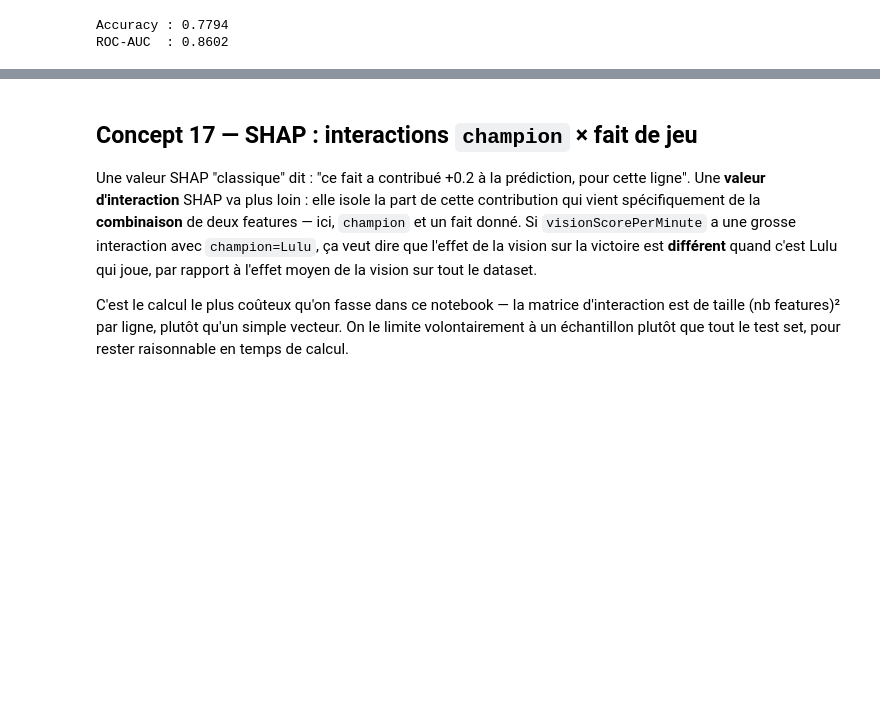
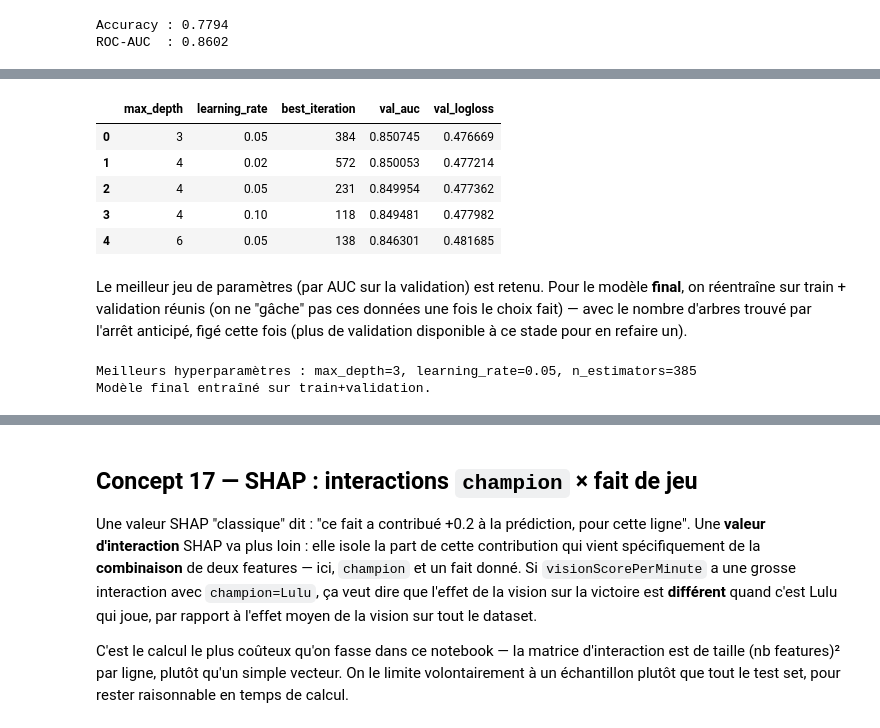
Before and after one commit to mimouniahmed/LOL-assistant, a Jupyter notebook: notebooks/03_model_training.ipynb, the cells around one changed output, grey strips where cells are left out. Drawn from its saved outputs; the diff is of its cells as text; code cells hidden in the pictures; blank space fills up the shorter version.

```diff
--- a/notebooks/03_model_training.ipynb
+++ b/notebooks/03_model_training.ipynb
@@ -753,0 +795,68 @@ ROC-AUC  : 0.8602
+# %%
+from sklearn.metrics import log_loss, brier_score_loss
+
+param_grid = [
+    {"max_depth": 3, "learning_rate": 0.05},
+    {"max_depth": 4, "learning_rate": 0.05},
+    {"max_depth": 6, "learning_rate": 0.05},
+    {"max_depth": 4, "learning_rate": 0.02},
+    {"max_depth": 4, "learning_rate": 0.1},
+]
+
+search_results = []
+for params in param_grid:
+    candidate = xgb.XGBClassifier(
+        n_estimators=1000,
+        max_depth=params["max_depth"],
+        learning_rate=params["learning_rate"],
+        enable_categorical=True,
+        tree_method="hist",
+        eval_metric="logloss",
+        early_stopping_rounds=30,
+        random_state=42,
+    )
+    candidate.fit(X_train, y_train, eval_set=[(X_val, y_val)], verbose=False)
+
+    val_proba = candidate.predict_proba(X_val)[:, 1]
+    search_results.append({
+        **params,
+        "best_iteration": candidate.best_iteration,
+        "val_auc": roc_auc_score(y_val, val_proba),
+        "val_logloss": log_loss(y_val, val_proba),
+    })
+
+search_results_df = pd.DataFrame(search_results).sort_values("val_auc", ascending=False).reset_index(drop=True)
+search_results_df
+# %% [output]
+|  | max_depth | learning_rate | best_iteration | val_auc | val_logloss |
+| 0 | 3 | 0.05 | 384 | 0.850745 | 0.476669 |
+| 1 | 4 | 0.02 | 572 | 0.850053 | 0.477214 |
+| 2 | 4 | 0.05 | 231 | 0.849954 | 0.477362 |
+| 3 | 4 | 0.10 | 118 | 0.849481 | 0.477982 |
+| 4 | 6 | 0.05 | 138 | 0.846301 | 0.481685 |
+# %% [markdown]
+Le meilleur jeu de paramètres (par AUC sur la validation) est retenu. Pour le modèle **final**, on réentraîne sur train + validation réunis (on ne "gâche" pas ces données une fois le choix fait) — avec le nombre d'arbres trouvé par l'arrêt anticipé, figé cette fois (plus de validation disponible à ce stade pour en refaire un).
+# %%
+best = search_results_df.iloc[0]
+final_n_estimators = int(best["best_iteration"]) + 1  # best_iteration est un indice 0-based
+
+print(f"Meilleurs hyperparamètres : max_depth={int(best['max_depth'])}, "
+      f"learning_rate={best['learning_rate']}, n_estimators={final_n_estimators}")
+
+X_train_val = pd.concat([X_train, X_val])
+y_train_val = pd.concat([y_train, y_val])
+
+model = xgb.XGBClassifier(
+    n_estimators=final_n_estimators,
+    max_depth=int(best["max_depth"]),
+    learning_rate=float(best["learning_rate"]),
+    enable_categorical=True,
+    tree_method="hist",
+    eval_metric="logloss",
+    random_state=42,
+)
+model.fit(X_train_val, y_train_val, verbose=False)
+print("Modèle final entraîné sur train+validation.")
+# %% [output]
+Meilleurs hyperparamètres : max_depth=3, learning_rate=0.05, n_estimators=385
+Modèle final entraîné sur train+validation.
```
Also changed, not shown: parts of 18 cells of this notebook, 2 other files.
